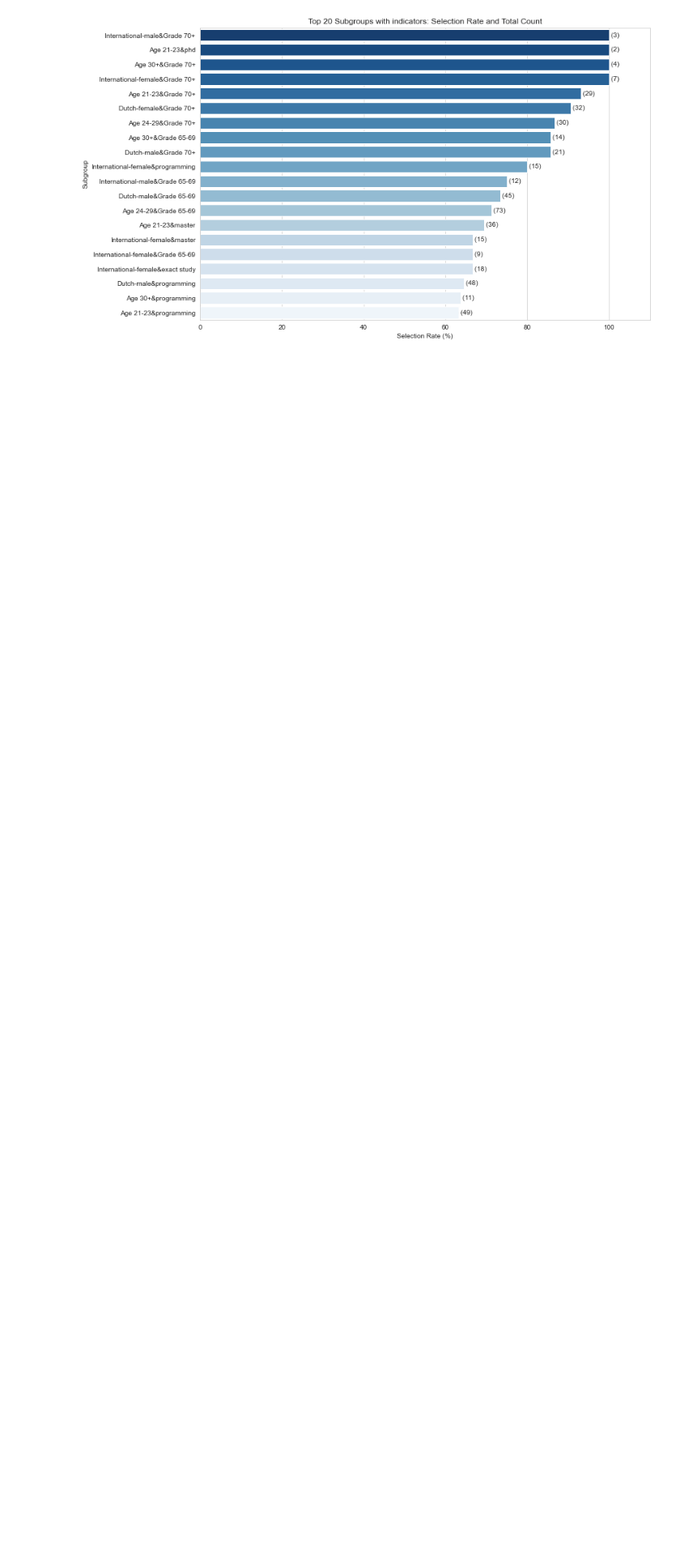
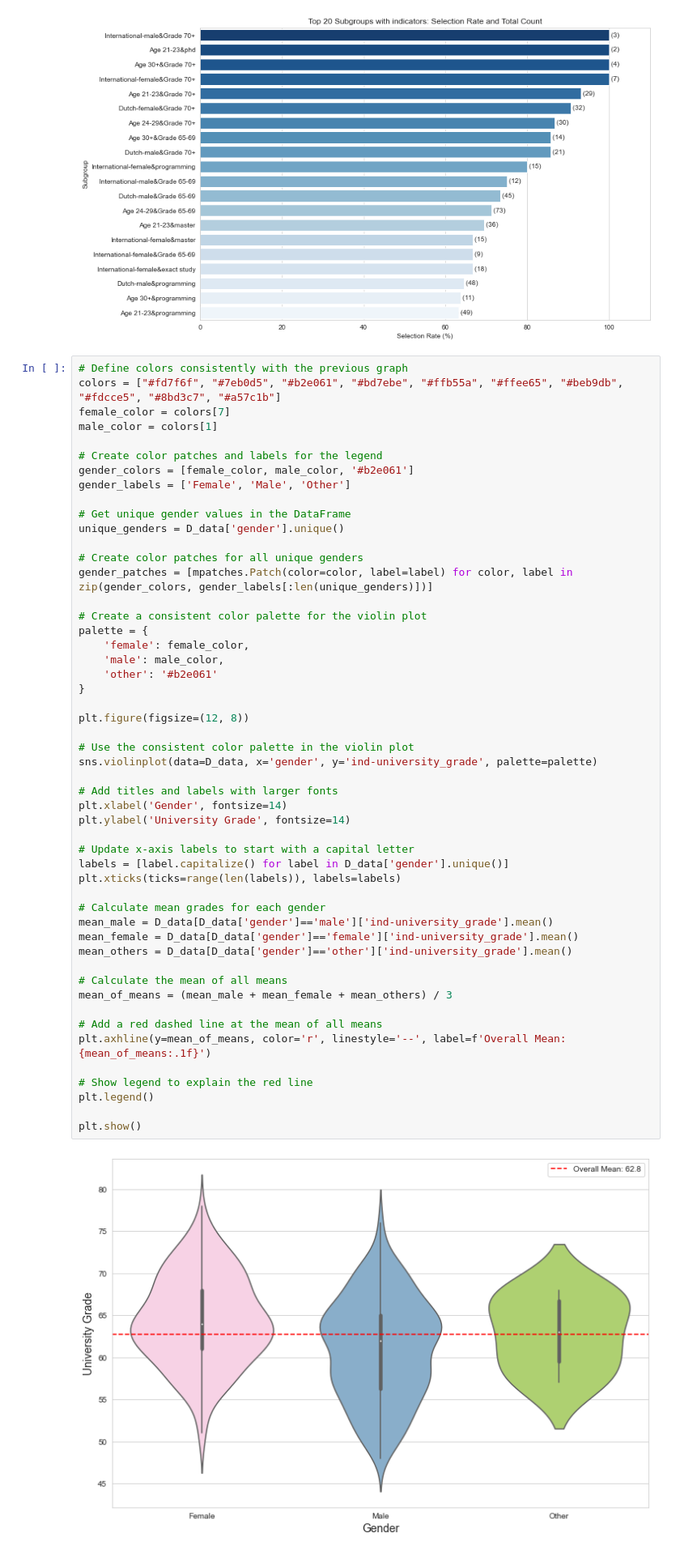
Before and after one commit to kwah-space/IDS-draft, a Jupyter notebook: A3 model.ipynb, the cells around one changed output. Shown: that part at 81% size. Saved outputs shown, nothing was run; the diff lists cells and outputs as text; blank space fills up the shorter version.

```diff
--- a/A3 model.ipynb
+++ b/A3 model.ipynb
@@ -431,6 +431,59 @@ plt.xlim([0, subgroup_summary_corrected['Rate%'].max() + 10])  # Adjust limit to
 plt.show()
 # %% [output]
 [figure]
+# %%
+# Define colors consistently with the previous graph
+colors = ["#fd7f6f", "#7eb0d5", "#b2e061", "#bd7ebe", "#ffb55a", "#ffee65", "#beb9db", "#fdcce5", "#8bd3c7", "#a57c1b"]
+female_color = colors[7]
+male_color = colors[1]
+
+# Create color patches and labels for the legend
+gender_colors = [female_color, male_color, '#b2e061']
+gender_labels = ['Female', 'Male', 'Other']
+
+# Get unique gender values in the DataFrame
+unique_genders = D_data['gender'].unique()
+
+# Create color patches for all unique genders
+gender_patches = [mpatches.Patch(color=color, label=label) for color, label in zip(gender_colors, gender_labels[:len(unique_genders)])]
+
+# Create a consistent color palette for the violin plot
+palette = {
+    'female': female_color,
+    'male': male_color,
+    'other': '#b2e061'
+}
+
+plt.figure(figsize=(12, 8))
+
+# Use the consistent color palette in the violin plot
+sns.violinplot(data=D_data, x='gender', y='ind-university_grade', palette=palette)
+
+# Add titles and labels with larger fonts
+plt.xlabel('Gender', fontsize=14)
+plt.ylabel('University Grade', fontsize=14)
+
+# Update x-axis labels to start with a capital letter
+labels = [label.capitalize() for label in D_data['gender'].unique()]
+plt.xticks(ticks=range(len(labels)), labels=labels)
+
+# Calculate mean grades for each gender
+mean_male = D_data[D_data['gender']=='male']['ind-university_grade'].mean()
+mean_female = D_data[D_data['gender']=='female']['ind-university_grade'].mean()
+mean_others = D_data[D_data['gender']=='other']['ind-university_grade'].mean()
+
+# Calculate the mean of all means
+mean_of_means = (mean_male + mean_female + mean_others) / 3
+
+# Add a red dashed line at the mean of all means
+plt.axhline(y=mean_of_means, color='r', linestyle='--', label=f'Overall Mean: {mean_of_means:.1f}')
+
+# Show legend to explain the red line
+plt.legend()
+
+plt.show()
+# %% [output]
+[figure, added]
 # %% [markdown]
 # Model
 
```
Also changed, not shown: parts of 2 cells of this notebook.
